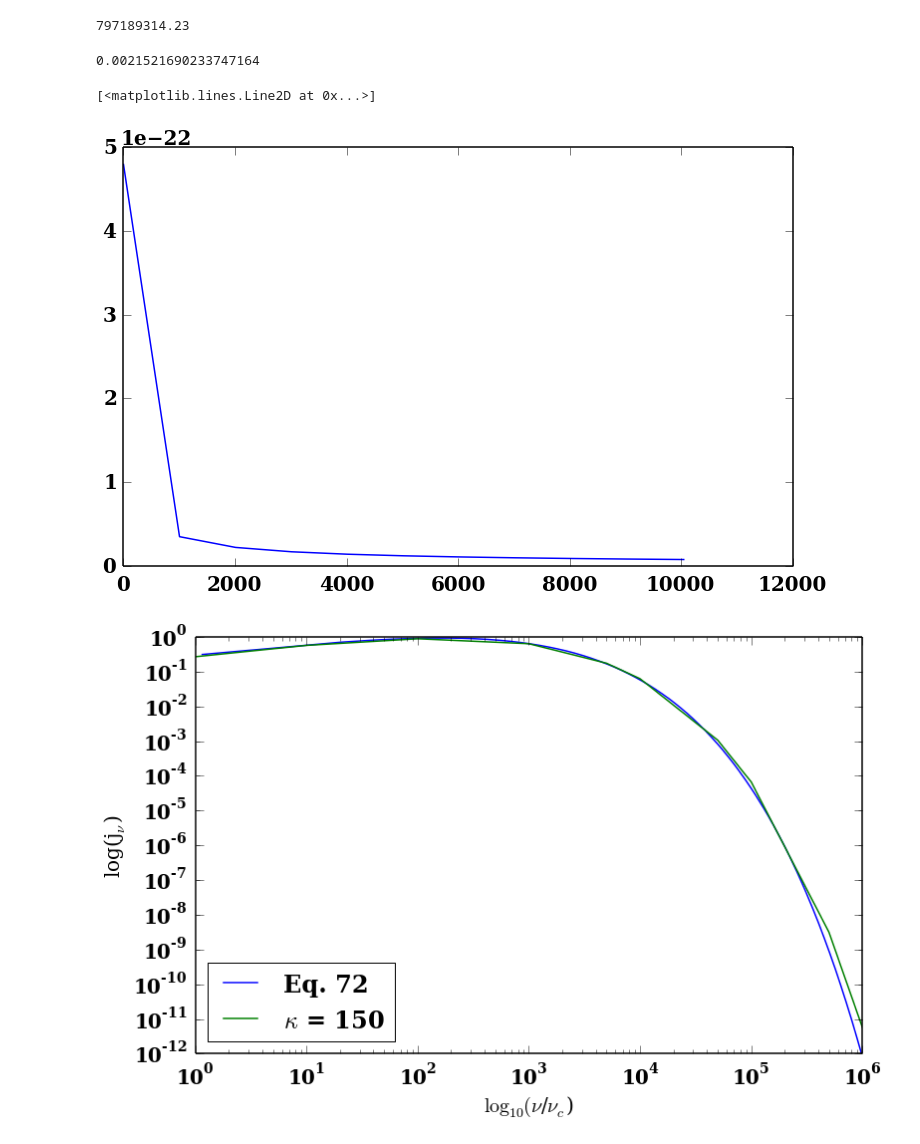
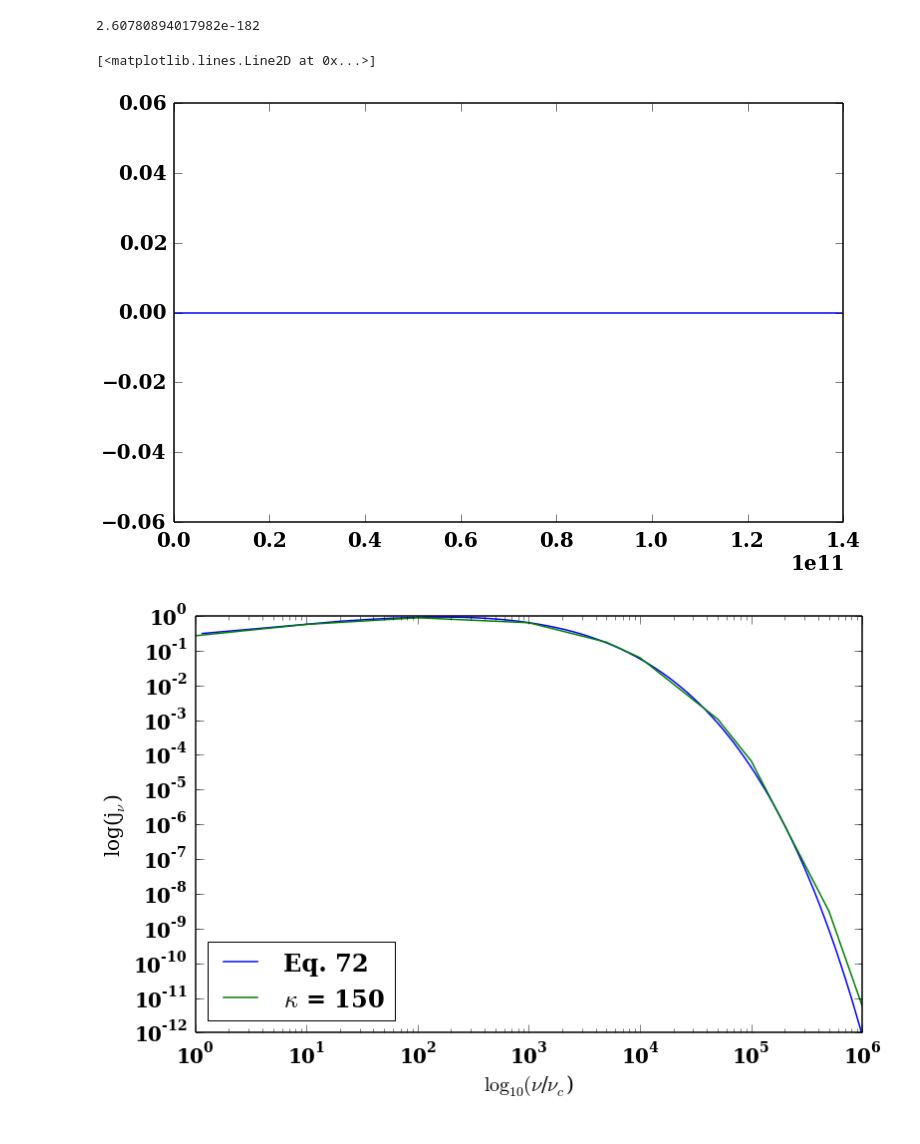
Before and after one commit to aapandy2/kappa_distributions, a Jupyter notebook: jnu_calculator_kappa.ipynb, the cells around one changed output. Cells and saved outputs as stored; diff of their text form; code cells hidden in the pictures.

Commit message:
fixed kappa distribution and added normalization/cutoff

```diff
--- a/jnu_calculator_kappa.ipynb
+++ b/jnu_calculator_kappa.ipynb
@@ -54,11 +54,12 @@ nu_c = (e * B)/(2 * np.pi * m * c)
 
 
 #parameters for the kappa distribution
-kappa = 150.
+kappa = 3.5
+gamma_cutoff = 1000.
 
 #variables to be set (frequency, observer angle, width of delta function, electron number density,
 # sum index n)
-nu = 1. * nu_c
+nu = 1.e7 * nu_c
 theta = np.pi/3.
 epsilon = 0.01
 n_e = 1.
@@ -69,8 +70,8 @@ n_max = 30
 
 #eq. 67 gives location of peak for n integration for thermal; in
 #the n integration we integrate from end of sum (n_max) to C * n_peak_67
-C = 10
-n_peak = 20000000
+C = 1.
+n_peak = 1.2e9
 
 def K_s(gamma, n):
     beta = np.sqrt(1. - 1./gamma**2.)
@@ -84,27 +85,20 @@ def K_s(gamma, n):
     return ans
 
 def kappa_main(gamma):
-    kappa_body = (1. + (np.sqrt(1. + m**2 * c**2 * (gamma**2 - 1.)) - 1.) / (kappa * theta_e)) ** (- kappa - 1.)
-    return kappa_body
+    cutoff = np.exp(-gamma/gamma_cutoff)
+    kappa_body = (1. + (gamma - 1.)/(kappa * theta_e))**(- kappa - 1.)
+    return (kappa_body * cutoff)
 
 def norm_term(gamma):
     norm_t = 4. * np.pi * m**3. * c **3. * gamma * np.sqrt(gamma**2 - 1.) * kappa_main(gamma)
     return norm_t
 
-def norm_kappa():
-    ans = quad(norm_term, 1., np.inf, epsabs = 0, epsrel = 1e-08)[0]
-    return ans
-
-norm_kappa_value = norm_kappa()
-print quad(norm_term, 1., np.inf)[0] * norm_kappa_value
+norm_kappa_value = quad(norm_term, 1., np.inf, epsabs = 0., epsrel = 1e-8)[0]
+#print quad(norm_term, 1., np.inf)[0] * norm_kappa_value
 
 def kappa_f(gamma):
     beta = np.sqrt(1. - 1./gamma**2.)
-    analytic_norm = (4. * np.pi)**-1. * 1./((8. * special.beta(3./2. , kappa - 2.)/(2. * kappa - 1.)) *
-            (3. * special.hyp2f1(kappa + 1., 5./2., kappa + 1./2., 1. - 2./(kappa * theta**1.))
-            + (kappa - 2.) * special.hyp2f1(kappa + 1., 3./2., kappa + 1./2., 1. - 2./(kappa * theta**1.))))
-    #f = analytic_norm * kappa_main(gamma)
-    f = (1./norm_kappa_value) * 1./(m**3. * c**3. * gamma**2. * beta) * kappa_main(gamma)
+    f = (1./norm_kappa_value) * kappa_main(gamma)
     return f
 
 def I(gamma, n):
@@ -153,47 +147,46 @@ def n_summation(n_max):
 
 n_summation(n_max)
 # %% [output]
-797189314.23
+2.60780894017982e-182
-0.0021521690233747164
 # %%
 #calculates and plots the peak on the n_summation and n_integration
-nu = 1. * nu_c
+nu = 1.e8 * nu_c
 #n_max = int(nu / nu_c * 1e4)
-n_max = int(10050)
+n_max = int(140000000000)
 n_minus = (nu/nu_c) * abs(np.sin(theta))
 if(n_max < 1000):
     step = 1
 else:
     step = int((n_max - n_minus - 1.)/10)
 
 
 ans = {}
 n = {}
 def gamma_integration_result(n):
     gamma_minus = ((n*nu_c)/nu - abs(np.cos(theta)) * np.sqrt(((n*nu_c)/nu)**2. - (np.sin(theta))**2.))/(np.sin(theta))**2.
     gamma_plus = ((n*nu_c)/nu + abs(np.cos(theta)) * np.sqrt(((n*nu_c)/nu)**2. - (np.sin(theta))**2.))/(np.sin(theta))**2.
 
     def integrand(gamma):
         f = gamma_integrand(gamma, n)
         return f
     result = quad(integrand, gamma_minus, gamma_plus, epsabs = 1e-1)[0]
     return result
 
 
 a = 0
 for i in xrange(int(n_minus + 1.), n_max + int(n_minus + 1.), step):
     ans[a] = gamma_integration_result(i)
     n[a] = i
     a = a + 1
 
 
 #print ans
 #print int(n_minus + 1)
 
 pl.plot(n.values(), ans.values())
 # %% [output]
 [<matplotlib.lines.Line2D at 0x...>]
-[figure, old version]
+[figure, new version]
 # %%
 #plots for kappa = 150 vs MJ and MJ fitting function
 
```
Also changed, not shown: parts of 2 cells of this notebook.
